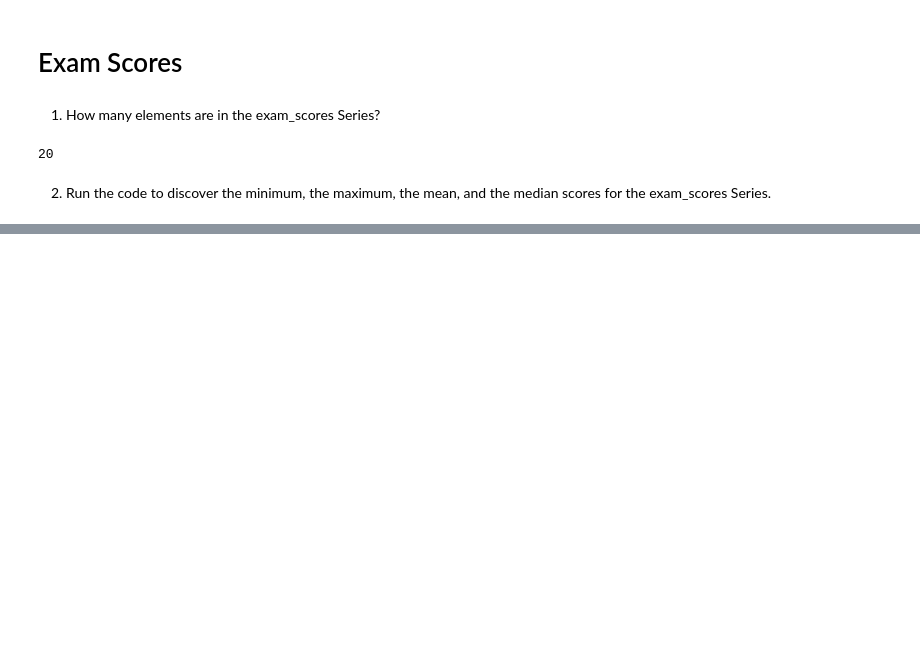
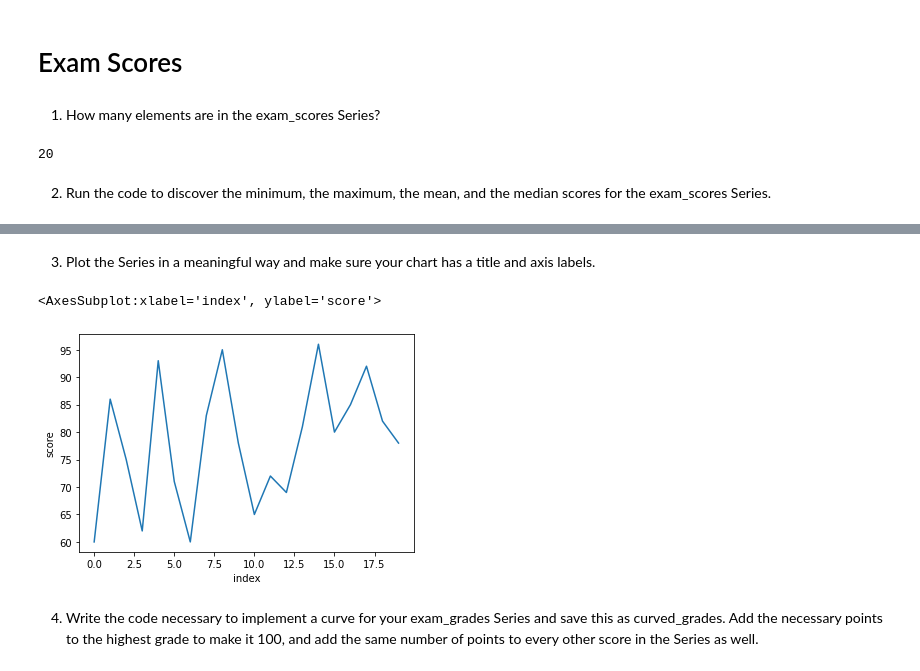
Before and after one commit to Jonessn22/numpy-pandas-visualization-exercises, a Jupyter notebook: pandas_series_exercises.ipynb, the cells around one changed output, grey strips where cells are left out. Drawn from its saved outputs; the diff is of its cells as text; code cells hidden in the pictures; blank space fills up the shorter version.

```diff
--- a/pandas_series_exercises.ipynb
+++ b/pandas_series_exercises.ipynb
@@ -383,0 +397,11 @@ Median: 79.0
+# %% [markdown]
+3. Plot the Series in a meaningful way and make sure your chart has a title and axis labels.
+# %%
+import cutecharts.charts as ctc
+
+exam_scores.plot(xlabel='index', ylabel='score')
+# %% [output]
+<AxesSubplot:xlabel='index', ylabel='score'>
+[figure, added]
+# %% [markdown]
+4. Write the code necessary to implement a curve for your exam_grades Series and save this as curved_grades. Add the necessary points to the highest grade to make it 100, and add the same number of points to every other score in the Series as well.
```
Also changed, not shown: parts of 6 cells of this notebook, 1 other file.
